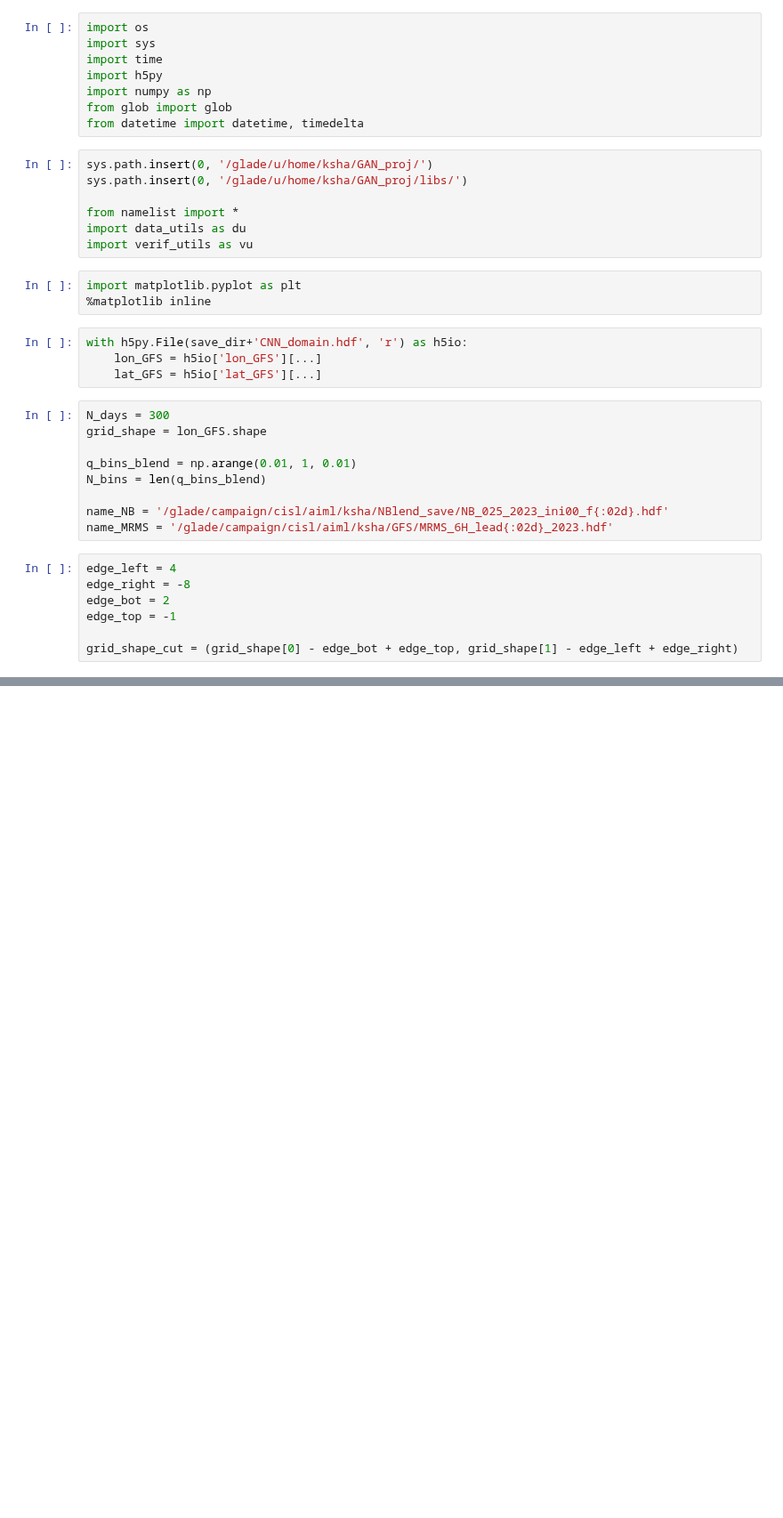
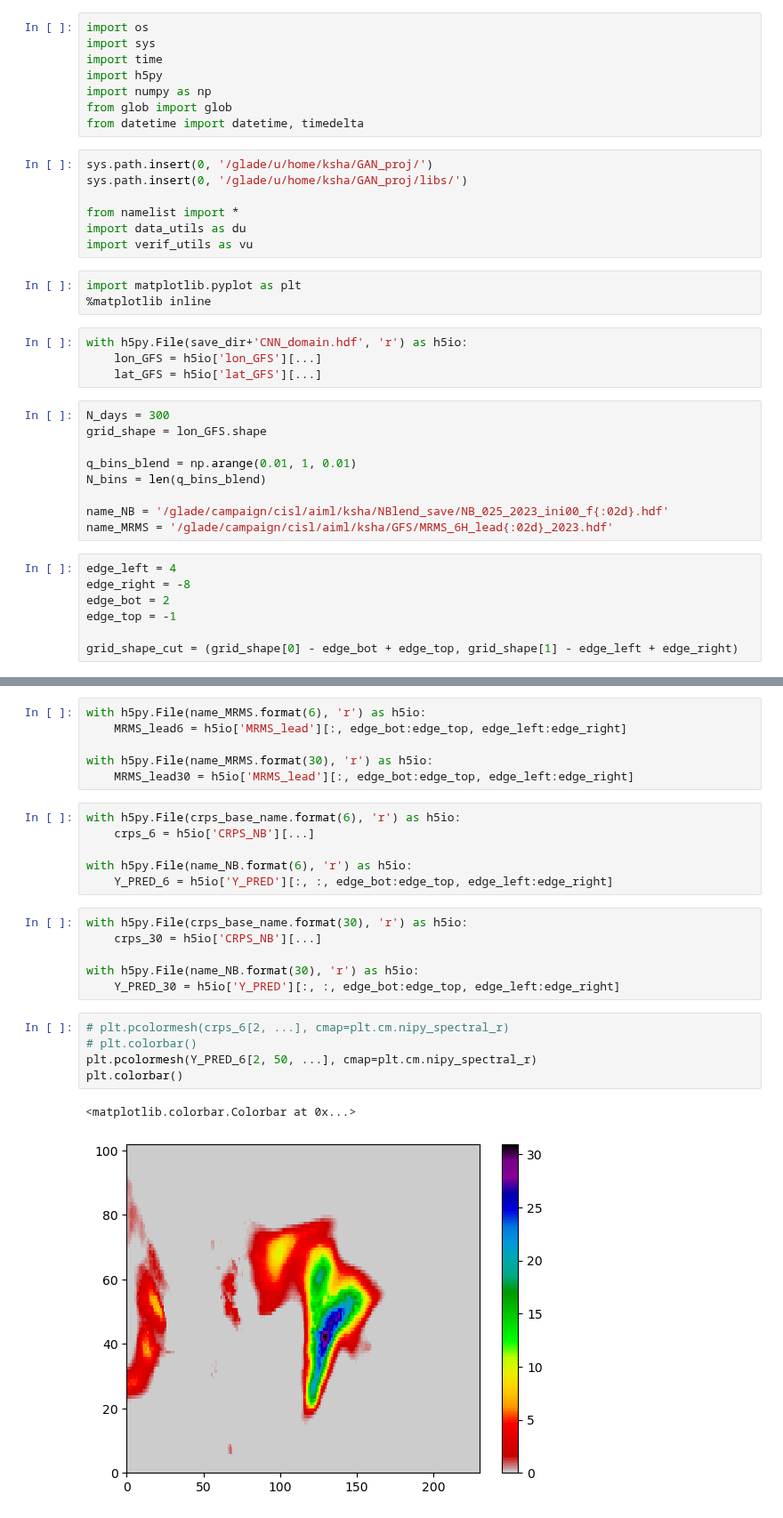
Before and after one commit to yingkaisha/MRMS_diffusion_bridge, a Jupyter notebook: EVAL02_CRPS_National_Blend.ipynb, the cells around one changed output, grey strips where cells are left out. Shown at 89% size. Drawn from its saved outputs; the diff is of its cells as text; blank space fills up the shorter version.

```diff
--- a/EVAL02_CRPS_National_Blend.ipynb
+++ b/EVAL02_CRPS_National_Blend.ipynb
@@ -219,0 +115,26 @@ np.sum(APCP_q - APCP_q2)
+# %%
+with h5py.File(name_MRMS.format(6), 'r') as h5io:
+    MRMS_lead6 = h5io['MRMS_lead'][:, edge_bot:edge_top, edge_left:edge_right]
+
+with h5py.File(name_MRMS.format(30), 'r') as h5io:
+    MRMS_lead30 = h5io['MRMS_lead'][:, edge_bot:edge_top, edge_left:edge_right]
+# %%
+with h5py.File(crps_base_name.format(6), 'r') as h5io:
+    crps_6 = h5io['CRPS_NB'][...]
+
+with h5py.File(name_NB.format(6), 'r') as h5io:
+    Y_PRED_6 = h5io['Y_PRED'][:, :, edge_bot:edge_top, edge_left:edge_right]
+# %%
+with h5py.File(crps_base_name.format(30), 'r') as h5io:
+    crps_30 = h5io['CRPS_NB'][...]
+
+with h5py.File(name_NB.format(30), 'r') as h5io:
+    Y_PRED_30 = h5io['Y_PRED'][:, :, edge_bot:edge_top, edge_left:edge_right]
+# %%
+# plt.pcolormesh(crps_6[2, ...], cmap=plt.cm.nipy_spectral_r)
+# plt.colorbar()
+plt.pcolormesh(Y_PRED_6[2, 50, ...], cmap=plt.cm.nipy_spectral_r)
+plt.colorbar()
+# %% [output]
+<matplotlib.colorbar.Colorbar at 0x...>
+[figure, added]
```
Also changed, not shown: parts of 40 cells of this notebook, 12 other files.
